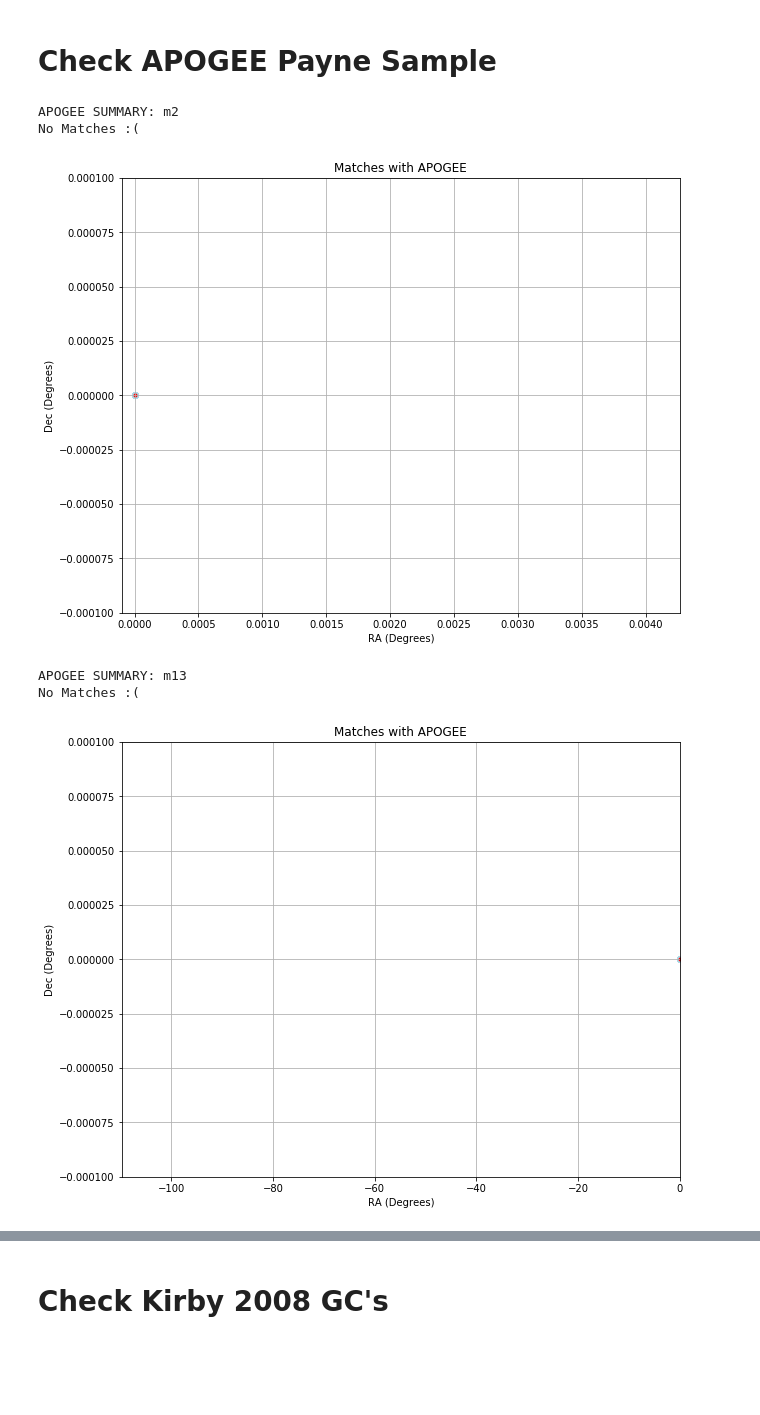
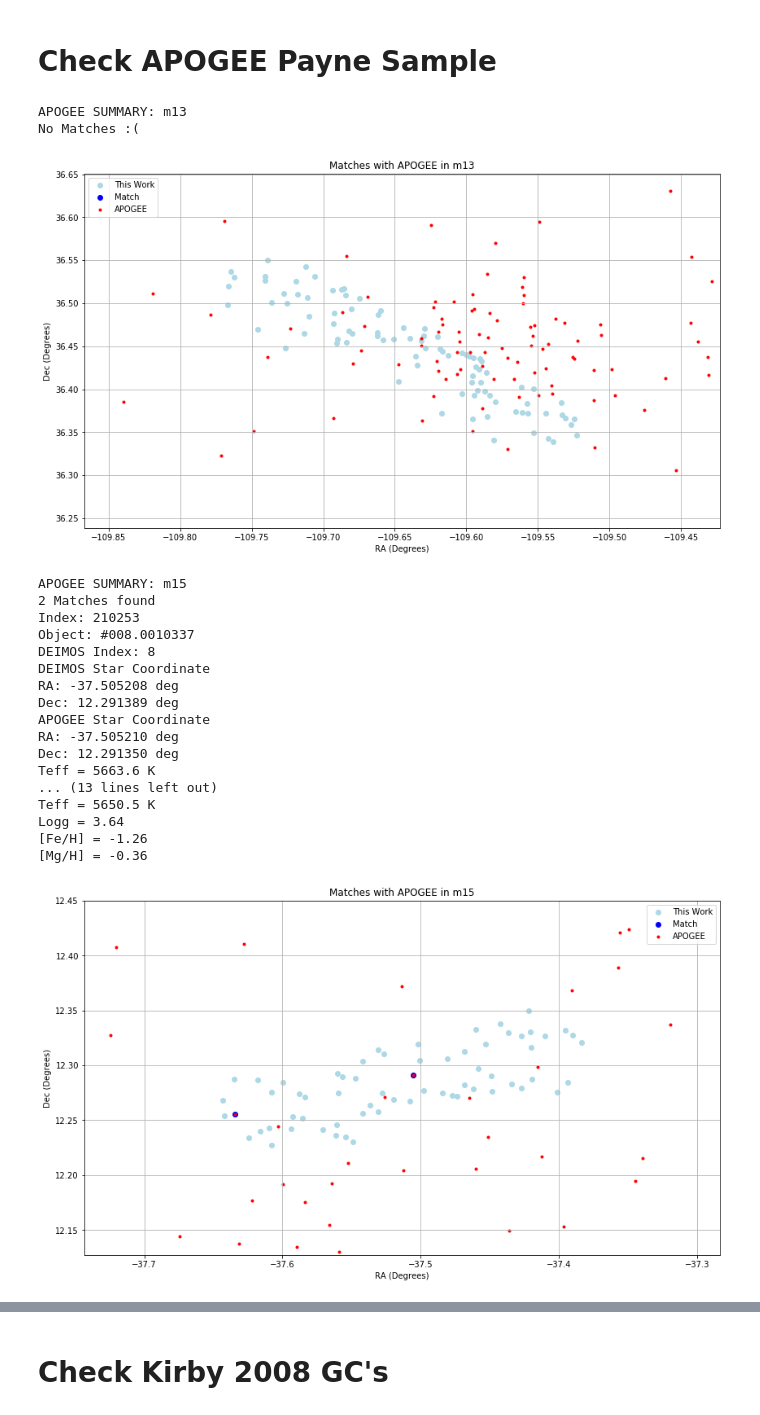
Before and after one commit to NathanSandford/D-Payne, a Jupyter notebook: development/Standard_Stars.ipynb, the cells around one changed output, grey strips where cells are left out. Cells and saved outputs as stored; diff of their text form; code cells hidden in the pictures; blank space fills up the shorter version.

```diff
--- a/development/Standard_Stars.ipynb
+++ b/development/Standard_Stars.ipynb
@@ -133,15 +137,17 @@ def restore_Kirby2008_standards():
 # Restore Observations
 # %%
 SpectraDir = D_PayneDir + 'spectra/obs_spectra/'
-targets = ['m2', 'm13', 'm15','m71', 'ngc2419', 'ngc7006',
-           'pegdig', 'pegdig24', 'pegdig26', 'wlm']
+targets = ['m13', 'm15','m71', 'ngc2419', 'ngc7006',
+           'pegdig', 'pegdig24', 'pegdig26']
+# m2 & WLM have weird coordinates ex: RA 21:33:9.03 Dec +00:**:16.5
+
 method = 'Horne'
 verbose = False
 
 # Restore APOGEE standards
 APOGEE_ID, APOGEE_RA_Dec, APOGEE_Teff, APOGEE_logg,\
     APOGEE_MgH, APOGEE_FeH, APOGEE_Quality = restore_APOGEE_standards()
-# Restore Kirby+ 2010 standards
+# Restore Kirby+ 2008 standards
 kirby_RA_Dec, kirby_cluster, kirby_Teff, kirby_logg,\
     kirby_FeH_M, kirby_alphaFe_M, kirby_FeH_H, kirby_alphaFe_H\
     = restore_Kirby2008_standards()
@@ -187,43 +193,61 @@ for target in targets:
     else:
         print('%i Matches found' % len(APOGEE_ind))
     for i in range(len(APOGEE_ind)):
         print('Index: %i' % APOGEE_ind[i])
         print('Object: #%s' % obj[DEIMOS_ind[i]])
+        print('DEIMOS Index: %i' % DEIMOS_ind[i])
         print('DEIMOS Star Coordinate')
         print('RA: %f deg' % Obs_RA_Dec[DEIMOS_ind[i]].ra.wrap_at(180 * u.deg).deg)
         print('Dec: %f deg' % Obs_RA_Dec[DEIMOS_ind[i]].dec.wrap_at(180 * u.deg).deg)
         print('APOGEE Star Coordinate')
         print('RA: %f deg' % APOGEE_RA_Dec[APOGEE_ind[i]].ra.wrap_at(180 * u.deg).deg)
         print('Dec: %f deg' % APOGEE_RA_Dec[APOGEE_ind[i]].dec.wrap_at(180 * u.deg).deg)
         print('Teff = %s K' % APOGEE_Teff[APOGEE_ind[i]])
         print('Logg = %s' % APOGEE_logg[APOGEE_ind[i]])
-        print('[Fe/H] = %s\n' % APOGEE_FeH[APOGEE_ind[i]])
-        print('[Mg/H] = %s' % APOGEE_MgH[APOGEE_ind[i]])
+        print('[Fe/H] = %s' % APOGEE_FeH[APOGEE_ind[i]])
+        print('[Mg/H] = %s\n' % APOGEE_MgH[APOGEE_ind[i]])
 
-    fig = plt.figure(figsize=(10,8))
+    fig = plt.figure(figsize=(14,8))
     ax = fig.add_subplot(111)
 
     apogee_ra = APOGEE_RA_Dec.ra.wrap_at(180 * u.deg).deg
 
     obs_ra  = Obs_RA_Dec.ra.wrap_at(180 * u.deg).deg
-    min_ra, max_ra = [np.min(obs_ra),np.max(obs_ra)]
-    min_dec, max_dec = [np.min(Obs_RA_Dec.dec.deg), np.min(Obs_RA_Dec.dec.deg)]
+    min_ra, max_ra = [np.min(obs_ra[np.abs(obs_ra) > 0.001]),np.max(obs_ra[np.abs(obs_ra) > 0.001])]
+    min_dec, max_dec = [np.min(Obs_RA_Dec.dec.deg[np.abs(Obs_RA_Dec.dec.deg) > 0.001]),
+                        np.max(Obs_RA_Dec.dec.deg[np.abs(Obs_RA_Dec.dec.deg) > 0.001])]
 
     ax.scatter(obs_ra, Obs_RA_Dec.dec.deg, marker='o',c='lightblue', label='This Work')
     ax.scatter(obs_ra[DEIMOS_ind], Obs_RA_Dec.dec.deg[DEIMOS_ind], marker='o',c='blue', label='Match')
     ax.scatter(apogee_ra, APOGEE_RA_Dec.dec.deg, marker='.',c='r', label='APOGEE')
 
     plt.grid(True)
-    plt.xlim(min_ra - 0.0001, max_ra + 0.0001)
-    plt.ylim(min_dec - 0.0001, max_dec + 0.0001)
+    plt.xlim(min_ra - 0.1, max_ra + 0.1)
+    plt.ylim(min_dec - 0.1, max_dec + 0.1)
     plt.xlabel('RA (Degrees)')
     plt.ylabel('Dec (Degrees)')
-    plt.title('Matches with APOGEE')
+    plt.title('Matches with APOGEE in %s' % target)
+    plt.legend()
     plt.show()
 # %% [output]
-APOGEE SUMMARY: m2
+APOGEE SUMMARY: m13
 No Matches :(
-[figure, old version]
+[figure, new version]
-APOGEE SUMMARY: m13
-No Matches :(
+APOGEE SUMMARY: m15
+2 Matches found
+Index: 210253
+Object: #008.0010337
+DEIMOS Index: 8
+DEIMOS Star Coordinate
+RA: -37.505208 deg
+Dec: 12.291389 deg
+APOGEE Star Coordinate
+RA: -37.505210 deg
+Dec: 12.291350 deg
+Teff = 5663.6 K
+... (13 lines left out)
+Teff = 5650.5 K
+Logg = 3.64
+[Fe/H] = -1.26
+[Mg/H] = -0.36
-[figure, old version]
+[figure, new version]
```
Also changed, not shown: parts of 10 cells of this notebook.
